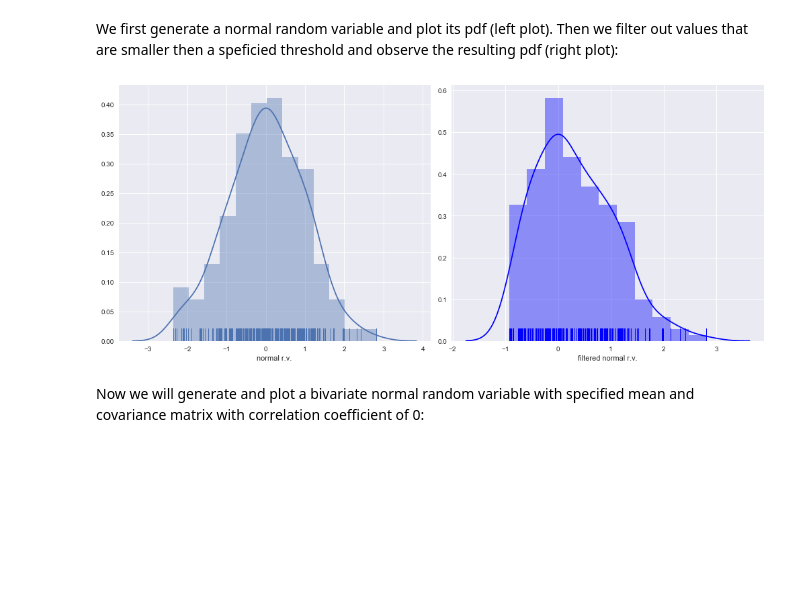
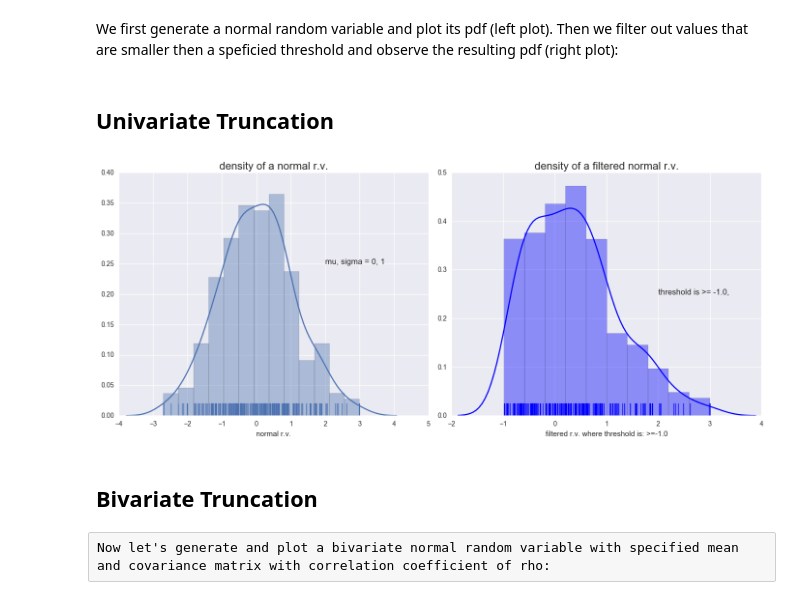
Before and after one commit to kod5kod/TMN-Simulations, a Jupyter notebook: tmn_sim.ipynb, the cells around one changed output. Drawn from its saved outputs; the diff is of its cells as text; code cells hidden in the pictures; blank space fills up the shorter version.

```diff
--- a/tmn_sim.ipynb
+++ b/tmn_sim.ipynb
@@ -17,25 +25,35 @@ import matplotlib.pyplot as plt
 %matplotlib inline
 # %% [markdown]
 We first generate a normal random variable and plot its pdf (left plot). Then we filter out values that are smaller then a speficied threshold and observe the resulting pdf (right plot):
+# %% [markdown]
+## Univariate Truncation ##
 # %%
+mu, sigma = 0, 1 # mean and standard deviation
+sample_size = 250
+x = np.random.normal(mu, sigma,size=sample_size) # Generating a sample from a nomral bivariate randome vairable
+
 # Set up the matplotlib figure
 f, axes = plt.subplots(1, 2, figsize=(14, 6), sharex=False)
 sns.despine(left=True)
-
 # Plot a simple histogram and kernel density of a normal random variable
-mu, sigma = 0, 1 # mean and standard deviation
-x = np.random.normal(mu, sigma,size=250) # Generating a sample from a nomral randome vairable
 a= sns.distplot(x, hist=True, kde=True, rug=True, color=None,
                 axlabel='normal r.v.', ax=axes[0])
-
+a.annotate('mu, sigma = 0, 1', xy=(2, 0.25), fontsize=12)
+a.set_title('density of a normal r.v.', fontsize=16)
 # Filter the generated normal sample by a threshold:
-y = np.array(filter(lambda a: a >= (-1.0), x)) # Filter the generated sample by a threshold
+th = -1.0
+y = np.array(filter(lambda a: a >= th, x)) # Filter the generated sample by a threshold
 b= sns.distplot(y, hist=True, kde=True, rug=True, color='blue',
-                axlabel='filtered normal r.v.', ax=axes[1])
+                axlabel='filtered r.v. where threshold is: >={}'.format(th), ax=axes[1])
+b.set_title('density of a filtered normal r.v.',fontsize=16)
+b.annotate('threshold is >= {},'.format(th), xy=(2, 0.25), fontsize=12)
+#f.suptitle('test title', fontsize=20)
 plt.tight_layout()
 # %% [output]
-[figure, old version]
+[figure, new version]
-# %% [markdown]
-Now we will generate and plot a bivariate normal random variable with specified mean and covariance matrix with correlation coefficient of 0:
+# %% [markdown]
+## Bivariate Truncation ##
+# %% [raw]
+Now let's generate and plot a bivariate normal random variable with specified mean and covariance matrix with correlation coefficient of rho:
 # %%
 # Getting
```
Also changed, not shown: parts of 10 cells of this notebook.
